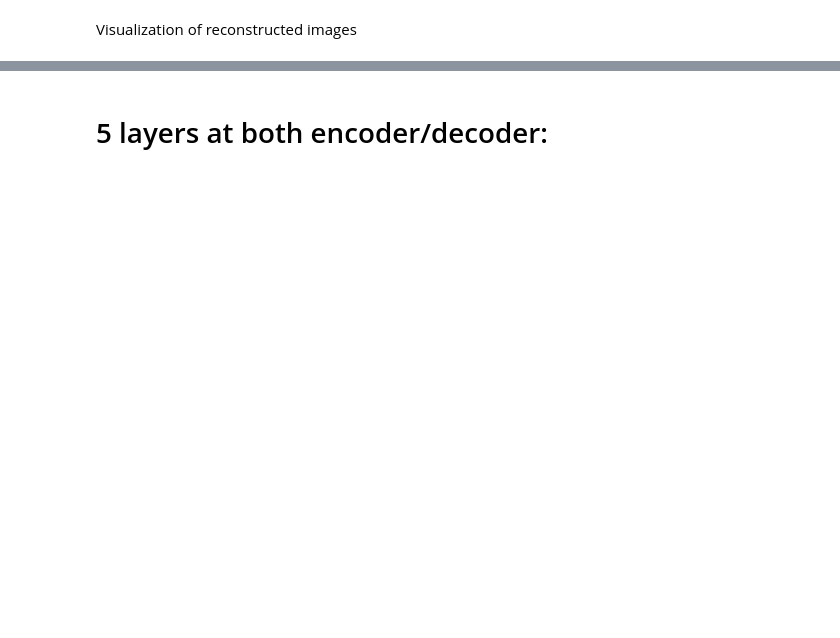
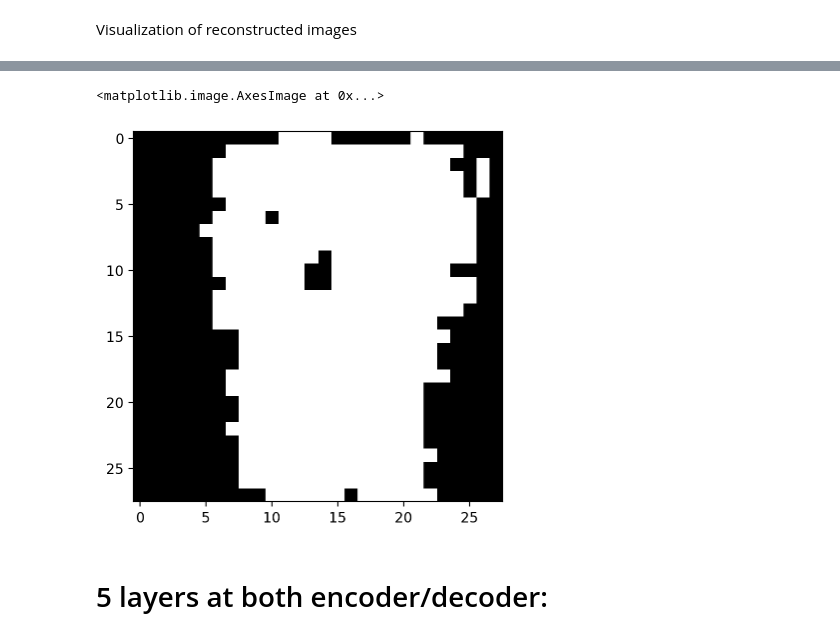
Before and after one commit to danitoribio/neural_networks, a Jupyter notebook: project1/Project1NN.ipynb, the cells around one changed output, grey strips where cells are left out. Cells and saved outputs as stored; diff of their text form; code cells hidden in the pictures; blank space fills up the shorter version.

```diff
--- a/project1/Project1NN.ipynb
+++ b/project1/Project1NN.ipynb
@@ -127,11 +123,22 @@ class autoencoder3(nn.Module):
         self.projected_dimension = projected_dimension
         self.criterion = nn.MSELoss()
         self.learning_rate = 0.001
-        self.name_train = f"3_layer_with_PSNR_train_dropout{self.projected_dimension}"
-        self.name_test = f"3_layer_with_PSNR_test_dropout{self.projected_dimension}"
+
+        if INDEX == 0:  # MNIST
+            self.name_train = f"3_layer_with_PSNR_train_MNIST_{self.projected_dimension}"
+            self.name_test = f"3_layer_with_PSNR_test_MNIST_{self.projected_dimension}"
+            self.dataset = "MNIST"
+
+        elif INDEX == 1:  # FMNIST
+            self.name_train = f"3_layer_with_PSNR_train_FMNIST_{self.projected_dimension}"
+            self.name_test = f"3_layer_with_PSNR_test_FMNIST_{self.projected_dimension}"
+            self.dataset = "FMNIST"
+
+        else:
+            raise ValueError("Inside autoencoder3, INDEX should be either 0 or 1.")
+
         self.project = "project_1"
         self.architecture = "linear_autoencoder"
-        self.dataset = "MNIST"
         self.input_image_size = 784
         self.outputs = []
         self.loss_during_training = []
@@ -185,7 +192,7 @@ class autoencoder3(nn.Module):
         self.train()
 
 
-        #self.optimizer = optim.SGD(self.parameters(), lr=self.learning_rate)
+
 
         wandb.init(  # Esto es para que se guarde en la plataforma de wandb y nos evitamos tener que hacerlo manualmente
             # Set the project where this run will be logged
@@ -266,11 +273,11 @@ Definition of parameters of the model and Peak signal-to-noise ratio (PSNR)
 # %% [markdown]
 Training the model
 # %%
-projected_dimensions = [15, 30, 50, 100]
-epochs = 15
-models = []
+projected_dimensions = [15, 30, 50, 100] # This are the dimensions we are going to project the data into
+epochs = 30
+models_autoencoder3 = []
 for run in range(len(projected_dimensions)):
     model = autoencoder3(projected_dimensions[run])  # To initialize the model with the projected dimension
-    model.do_training(epochs,train_MNIST,valid_MNIST)
-    models.append(model)
+    model.do_training(epochs,train_set[INDEX],valid_set[INDEX])
+    models_autoencoder3.append(model)
 # %% [output]
@@ -318,6 +374,10 @@ plt.imshow(noised_img.numpy().reshape([28,28]), cmap='Greys_r')
 # %%
-reconstructed = model.forward(img)
-plt.imshow(reconstructed.numpy().reshape([28,28]), cmap='Greys_r')
+noised_img = noised_img.reshape(-1, 784)
+reconstructed = models_autoencoder3[-1].forward(noised_img.float())
+plt.imshow(reconstructed.detach().numpy().reshape([28,28]))
+# %% [output]
+<matplotlib.image.AxesImage at 0x...>
+[figure, added]
 # %% [markdown]
 # 5 layers at both encoder/decoder:
 # %%
```
Also changed, not shown: parts of 20 cells of this notebook, 24 other files.
